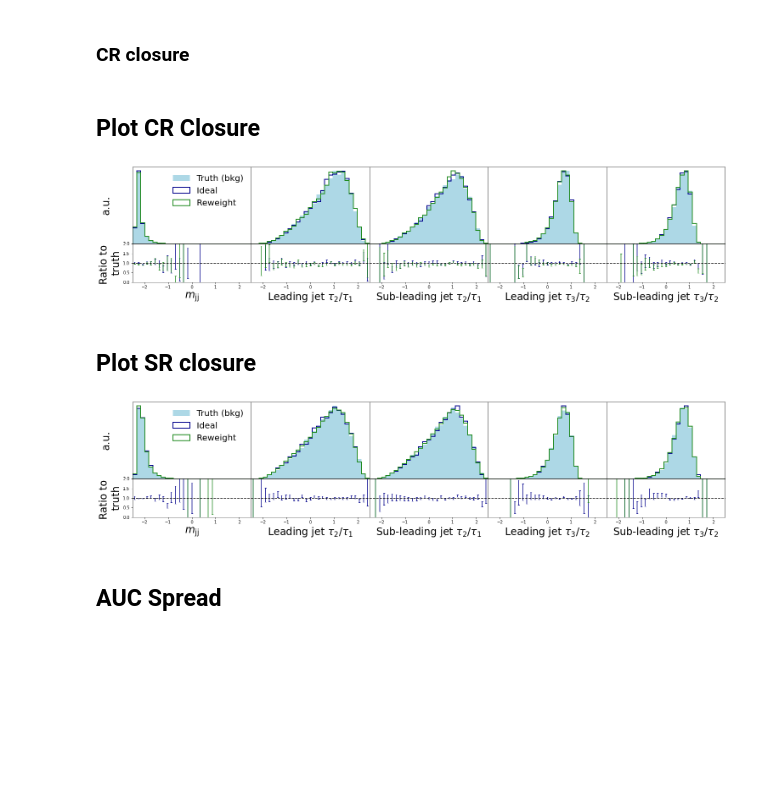
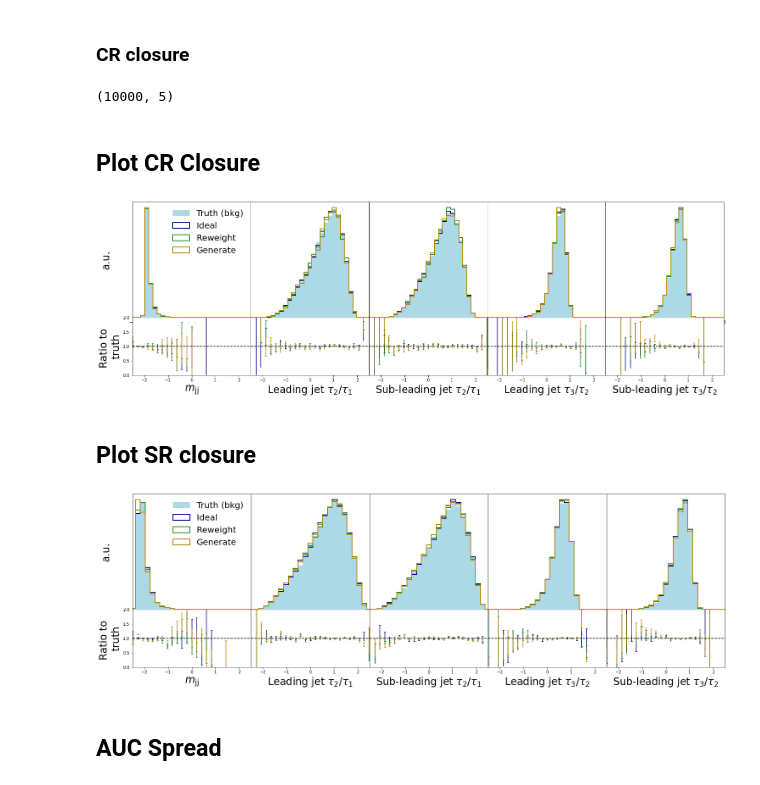
Before and after one commit to hep-lbdl/non-resonant-AD-extrapolation, a Jupyter notebook: graphics_notebooks/check_closure_ratios.ipynb, the cells around one changed output. Saved outputs shown, nothing was run; the diff lists cells and outputs as text; code cells hidden in the pictures; blank space fills up the shorter version.

Commit message:
context dim

```diff
--- a/graphics_notebooks/check_closure_ratios.ipynb
+++ b/graphics_notebooks/check_closure_ratios.ipynb
@@ -14,7 +14,7 @@ eval_dir = f"{path_to_working_dir}/evaluation/seed{gen_seed}/"
 # %% [markdown]
 ### CR closure
 # %%
-keys_to_plot = ["Ideal", "Reweight"]
+keys_to_plot = ["Ideal", "Reweight", "Generate"]
 
 samples_cr_dict = {}
 weights_cr_dict = {}
@@ -40,17 +40,19 @@ if "Reweight" in keys_to_plot:
     weights_sr_dict["Reweight"] = np.load(f"{samples_dir}/reweight_SR_s0.npz")["w_sr"]
 
 if "Generate" in keys_to_plot:
-    samples_cr_dict["Generate"] = np.load(f"{samples_dir}/generate_CR_closure_s0.npz")["generate_cr"][:]
+    samples_cr_dict["Generate"] = np.load(f"{samples_dir}/generate_CR_closure_s0.npz")["generate_cr"]
     print(samples_cr_dict["Generate"].shape)
     weights_cr_dict["Generate"] = None # No weights here -- cr is sampled using data
-    samples_sr_dict["Generate"] = np.load(f"{samples_dir}/generate_SR_s0.npz")["samples"][:,n_context:]
+    samples_sr_dict["Generate"] = np.load(f"{samples_dir}/generate_SR_s0.npz")["samples"]
     weights_sr_dict["Generate"] = np.load(f"{samples_dir}/context_weights_SR_s0.npz")["w_sr"]
 
 if "Morph" in keys_to_plot:
-    samples_cr_dict["Morph"] = np.load(f"{samples_dir}/morph_CR_closure_s0.npz")["morph_cr"][:,n_context:]
+    samples_cr_dict["Morph"] = np.load(f"{samples_dir}/morph_CR_closure_s0.npz")["morph_cr"]
     weights_cr_dict["Morph"] = np.load(f"{samples_dir}/context_weights_CR_closure_s0.npz")["w_cr"]
-    samples_sr_dict["Morph"] = np.load(f"{samples_dir}/morph_SR_s0.npz")["samples"][:,n_context:]
+    samples_sr_dict["Morph"] = np.load(f"{samples_dir}/morph_SR_s0.npz")["samples"]
     weights_sr_dict["Morph"] = np.load(f"{samples_dir}/context_weights_SR_s0.npz")["w_sr"]
+# %% [output]
+(10000, 5)
 # %%
 def name_map():
     return {
@@ -80,7 +82,7 @@ colors_dict = {"fullsup":"grey",
                 "Ideal":"darkblue",
                 "truth":"lightblue"}
 
-bins = np.linspace(-2.5, 2.5, 30)
+bins = np.linspace(-3, 3, 30)
 bin_centers = 0.5*(bins[1:] + bins[:-1] )
 
 f1 = 24
@@ -101,7 +103,7 @@ for i in range(n_features):
     truth_density , _,_ = ax[0,i].hist(samples_cr_dict["truth"][:,i], color = colors_dict["truth"], bins = bins, label = "Truth (bkg)", density = True)
     hist_denom, _ = np.histogram(samples_cr_dict["truth"][:,i], bins = bins, density = False)
     errors_denom = np.sqrt(hist_denom)
-    ax[0,i].set_xlim(-2.5, 2.5)
+    ax[0,i].set_xlim(-3, 3)
 
     for k in keys_to_plot:
 
@@ -111,35 +113,35 @@ for i in range(n_features):
 
 
         loc_errors = np.sqrt(loc_hist)
-        loc_ratio = loc_hist/hist_denom
+        loc_ratio = loc_density/truth_density
         loc_errors_ratio = np.sqrt ( (errors_denom/hist_denom)**2 + (loc_errors/loc_hist)**2 ) * loc_ratio
         ax[1,i].errorbar(bin_centers, loc_ratio, yerr = loc_errors_ratio, linestyle = "", color = colors_dict[k], capsize = 2)
 
     ax[1,i].set_xlabel(xlabel_list[i], fontsize = f1)
     ax[1,i].axhline(1, color = "black", linestyle = "dashed")
     ax[1,i].set_xlim(-2.5, 2.5)
 
     ax[1,i].set_xticks(np.arange(-2, 3, 1))
     ax[1,i].set_ylim(0, 2)
 
 
 ax[0,0].set_ylabel("a.u.", fontsize = f1, labelpad = 50)
 ax[0,0].set_yticks([])
 ax[1,0].set_ylabel("Ratio to \ntruth", fontsize = f1)
 
 for i in range(1, n_features):
     ax[0,i].set_yticks([])
     ax[1,i].set_yticks([])
 
 
 ax[0,0].legend(frameon = False, fontsize = f2)
 
 
 plt.subplots_adjust(wspace = 0, hspace = 0)
 plt.savefig("../plots/physics_features_ratios_CR.pdf")
 plt.show()
 # %% [output]
-[figure, old version]
+[figure, new version]
 # %% [markdown]
 ## Plot SR closure
 # %%
@@ -164,7 +166,7 @@ for i in range(n_features):
 
 
         loc_errors = np.sqrt(loc_hist)
-        loc_ratio = loc_hist/hist_denom
+        loc_ratio = loc_density/truth_density
         loc_errors_ratio = np.sqrt ( (errors_denom/hist_denom)**2 + (loc_errors/loc_hist)**2 ) * loc_ratio
         ax[1,i].errorbar(bin_centers, loc_ratio, yerr = loc_errors_ratio, linestyle = "", color = colors_dict[k], capsize = 2)
 
@@ -192,7 +194,7 @@ plt.subplots_adjust(wspace = 0, hspace = 0)
 plt.savefig("../plots/physics_features_ratios_CR.pdf")
 plt.show()
 # %% [output]
-[figure, old version]
+[figure, new version]
 # %% [markdown]
 ## AUC Spread
 # %%
```
